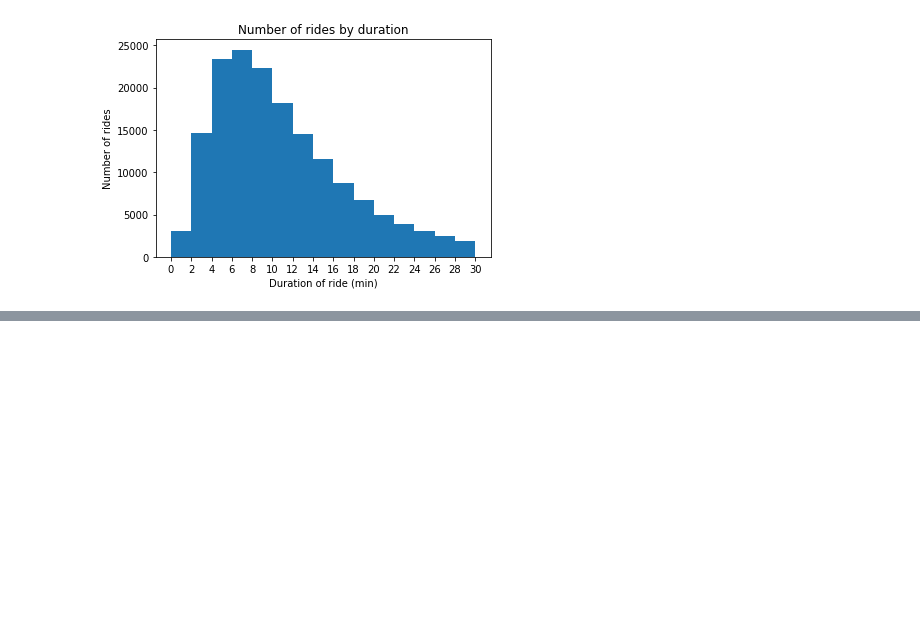
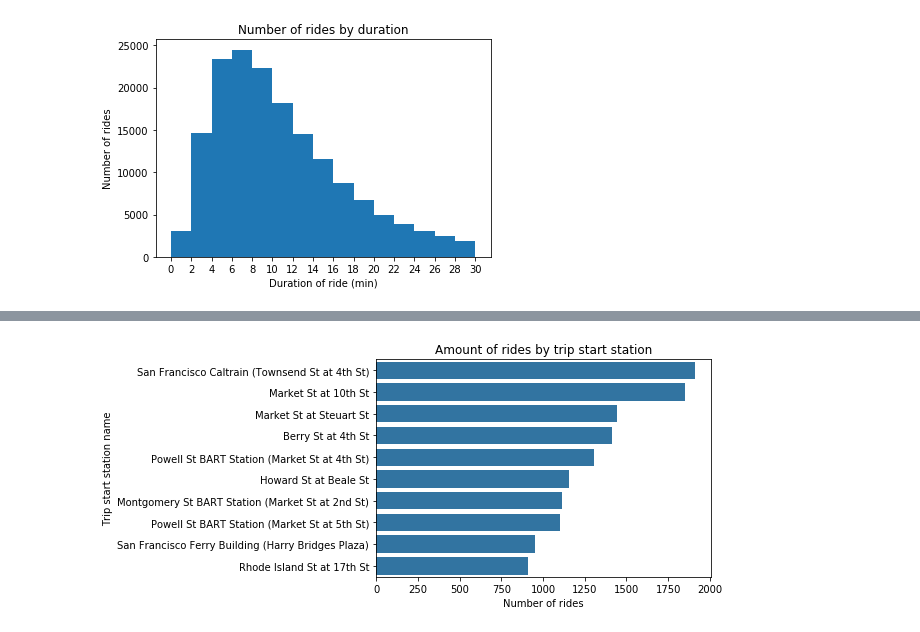
Before and after one commit to RayhaanPirani/baywheels-visualization, a Jupyter notebook: baywheels_explanatory.ipynb, the cells around one changed output, grey strips where cells are left out. Drawn from its saved outputs; the diff is of its cells as text; code cells hidden in the pictures; blank space fills up the shorter version.

Commit message:
feat: Completed explanatory data analysis

```diff
--- a/baywheels_explanatory.ipynb
+++ b/baywheels_explanatory.ipynb
@@ -109,0 +114,14 @@ plt.title('Number of rides by duration');
+# %%
+# Calculating popular stations by start time
+popular_bikes = trip_data_df['start_station_name'].value_counts()[:10].reset_index()
+popular_bikes.columns = ['start_station_name', 'count']
+popular_bikes = popular_bikes.sort_values('count', ascending=False)
+
+# Plotting bar chart for the above
+color = sb.color_palette()[0]
+sb.barplot(data = popular_bikes, y = 'start_station_name', x = 'count', color = color, order = popular_bikes['start_station_name'])
+plt.xlabel('Number of rides')
+plt.ylabel('Trip start station name')
+plt.title('Amount of rides by trip start station');
+# %% [output]
+[figure, added]
```
Also changed, not shown: parts of 4 cells of this notebook.
